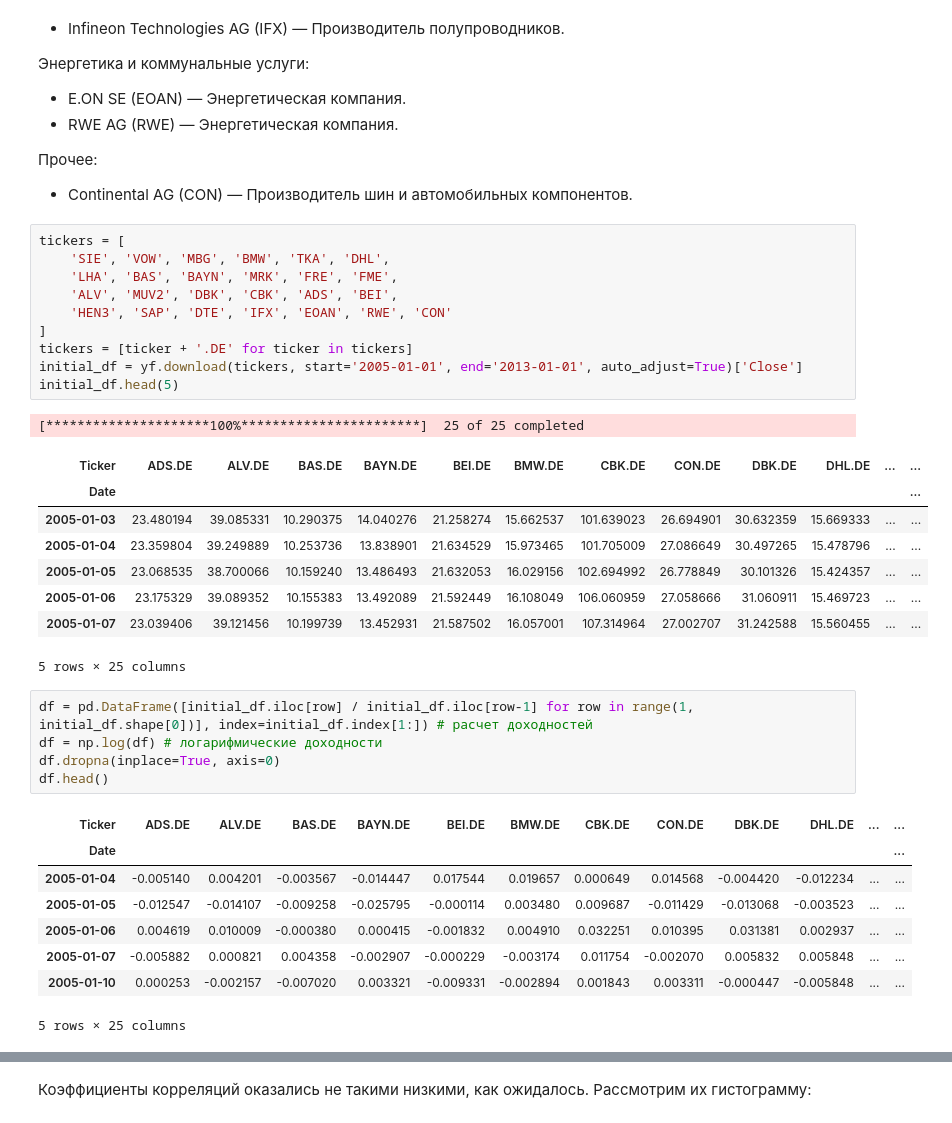
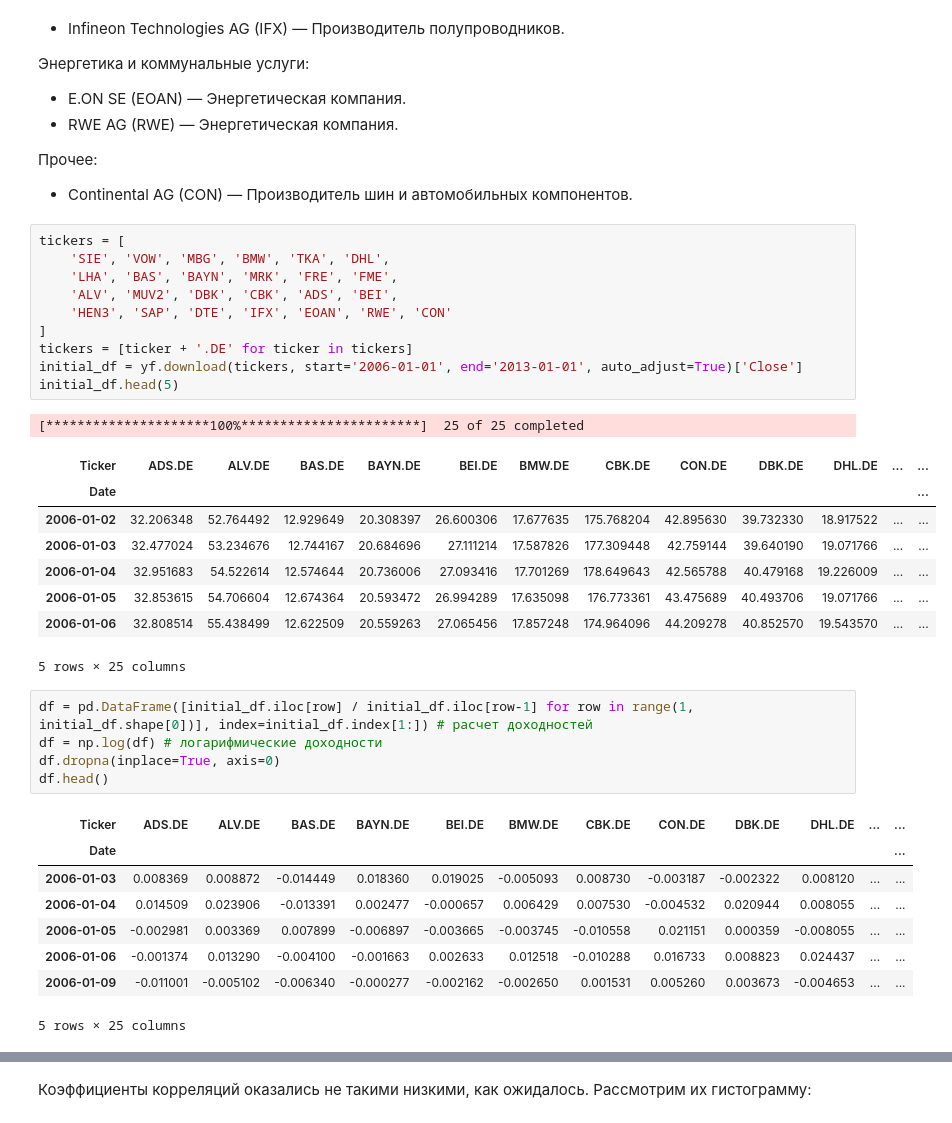
Before and after one commit to sadberyy/CrisisAnalysis, a Jupyter notebook: market_selection.ipynb, the cells around one changed output, grey strips where cells are left out. Drawn from its saved outputs; the diff is of its cells as text.

```diff
--- a/market_selection.ipynb
+++ b/market_selection.ipynb
@@ -63,22 +63,22 @@ plt.style.use('ggplot')
 # %%
 tickers = [
     'SIE', 'VOW', 'MBG', 'BMW', 'TKA', 'DHL',
     'LHA', 'BAS', 'BAYN', 'MRK', 'FRE', 'FME',
     'ALV', 'MUV2', 'DBK', 'CBK', 'ADS', 'BEI',
     'HEN3', 'SAP', 'DTE', 'IFX', 'EOAN', 'RWE', 'CON'
 ]
 tickers = [ticker + '.DE' for ticker in tickers]
-initial_df = yf.download(tickers, start='2005-01-01', end='2013-01-01', auto_adjust=True)['Close']
+initial_df = yf.download(tickers, start='2006-01-01', end='2013-01-01', auto_adjust=True)['Close']
 initial_df.head(5)
 # %% [output]
 [*********************100%***********************]  25 of 25 completed
 | Ticker | ADS.DE | ALV.DE | BAS.DE | BAYN.DE | BEI.DE | BMW.DE | CBK.DE | CON.DE | DBK.DE | DHL.DE | ... | ... |
 | Date |  |  |  |  |  |  |  |  |  |  |  | ... |
-| 2005-01-03 | 23.480194 | 39.085331 | 10.290375 | 14.040276 | 21.258274 | 15.662537 | 101.639023 | 26.694901 | 30.632359 | 15.669333 | ... | ... |
-| 2005-01-04 | 23.359804 | 39.249889 | 10.253736 | 13.838901 | 21.634529 | 15.973465 | 101.705009 | 27.086649 | 30.497265 | 15.478796 | ... | ... |
-| 2005-01-05 | 23.068535 | 38.700066 | 10.159240 | 13.486493 | 21.632053 | 16.029156 | 102.694992 | 26.778849 | 30.101326 | 15.424357 | ... | ... |
-| 2005-01-06 | 23.175329 | 39.089352 | 10.155383 | 13.492089 | 21.592449 | 16.108049 | 106.060959 | 27.058666 | 31.060911 | 15.469723 | ... | ... |
-| 2005-01-07 | 23.039406 | 39.121456 | 10.199739 | 13.452931 | 21.587502 | 16.057001 | 107.314964 | 27.002707 | 31.242588 | 15.560455 | ... | ... |
+| 2006-01-02 | 32.206348 | 52.764492 | 12.929649 | 20.308397 | 26.600306 | 17.677635 | 175.768204 | 42.895630 | 39.732330 | 18.917522 | ... | ... |
+| 2006-01-03 | 32.477024 | 53.234676 | 12.744167 | 20.684696 | 27.111214 | 17.587826 | 177.309448 | 42.759144 | 39.640190 | 19.071766 | ... | ... |
+| 2006-01-04 | 32.951683 | 54.522614 | 12.574644 | 20.736006 | 27.093416 | 17.701269 | 178.649643 | 42.565788 | 40.479168 | 19.226009 | ... | ... |
+| 2006-01-05 | 32.853615 | 54.706604 | 12.674364 | 20.593472 | 26.994289 | 17.635098 | 176.773361 | 43.475689 | 40.493706 | 19.071766 | ... | ... |
+| 2006-01-06 | 32.808514 | 55.438499 | 12.622509 | 20.559263 | 27.065456 | 17.857248 | 174.964096 | 44.209278 | 40.852570 | 19.543570 | ... | ... |
 5 rows × 25 columns
 # %%
 df = pd.DataFrame([initial_df.iloc[row] / initial_df.iloc[row-1] for row in range(1, initial_df.shape[0])], index=initial_df.index[1:]) # расчет доходностей
@@ -88,11 +88,11 @@ df.head()
 # %% [output]
 | Ticker | ADS.DE | ALV.DE | BAS.DE | BAYN.DE | BEI.DE | BMW.DE | CBK.DE | CON.DE | DBK.DE | DHL.DE | ... | ... |
 | Date |  |  |  |  |  |  |  |  |  |  |  | ... |
-| 2005-01-04 | -0.005140 | 0.004201 | -0.003567 | -0.014447 | 0.017544 | 0.019657 | 0.000649 | 0.014568 | -0.004420 | -0.012234 | ... | ... |
-| 2005-01-05 | -0.012547 | -0.014107 | -0.009258 | -0.025795 | -0.000114 | 0.003480 | 0.009687 | -0.011429 | -0.013068 | -0.003523 | ... | ... |
-| 2005-01-06 | 0.004619 | 0.010009 | -0.000380 | 0.000415 | -0.001832 | 0.004910 | 0.032251 | 0.010395 | 0.031381 | 0.002937 | ... | ... |
-| 2005-01-07 | -0.005882 | 0.000821 | 0.004358 | -0.002907 | -0.000229 | -0.003174 | 0.011754 | -0.002070 | 0.005832 | 0.005848 | ... | ... |
-| 2005-01-10 | 0.000253 | -0.002157 | -0.007020 | 0.003321 | -0.009331 | -0.002894 | 0.001843 | 0.003311 | -0.000447 | -0.005848 | ... | ... |
+| 2006-01-03 | 0.008369 | 0.008872 | -0.014449 | 0.018360 | 0.019025 | -0.005093 | 0.008730 | -0.003187 | -0.002322 | 0.008120 | ... | ... |
+| 2006-01-04 | 0.014509 | 0.023906 | -0.013391 | 0.002477 | -0.000657 | 0.006429 | 0.007530 | -0.004532 | 0.020944 | 0.008055 | ... | ... |
+| 2006-01-05 | -0.002981 | 0.003369 | 0.007899 | -0.006897 | -0.003665 | -0.003745 | -0.010558 | 0.021151 | 0.000359 | -0.008055 | ... | ... |
+| 2006-01-06 | -0.001374 | 0.013290 | -0.004100 | -0.001663 | 0.002633 | 0.012518 | -0.010288 | 0.016733 | 0.008823 | 0.024437 | ... | ... |
+| 2006-01-09 | -0.011001 | -0.005102 | -0.006340 | -0.000277 | -0.002162 | -0.002650 | 0.001531 | 0.005260 | 0.003673 | -0.004653 | ... | ... |
 5 rows × 25 columns
 # %%
 pd.set_option('display.width', 400)
```
Also changed, not shown: parts of 9 cells of this notebook.
